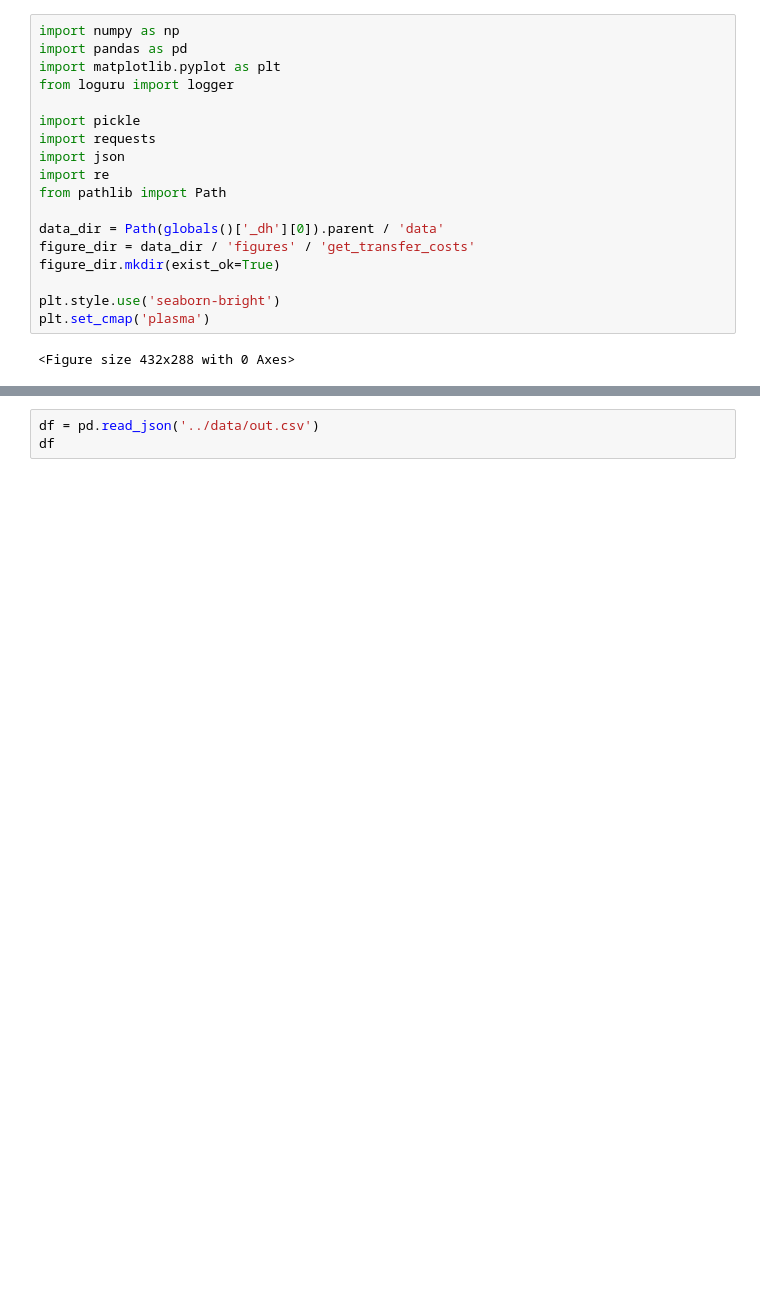
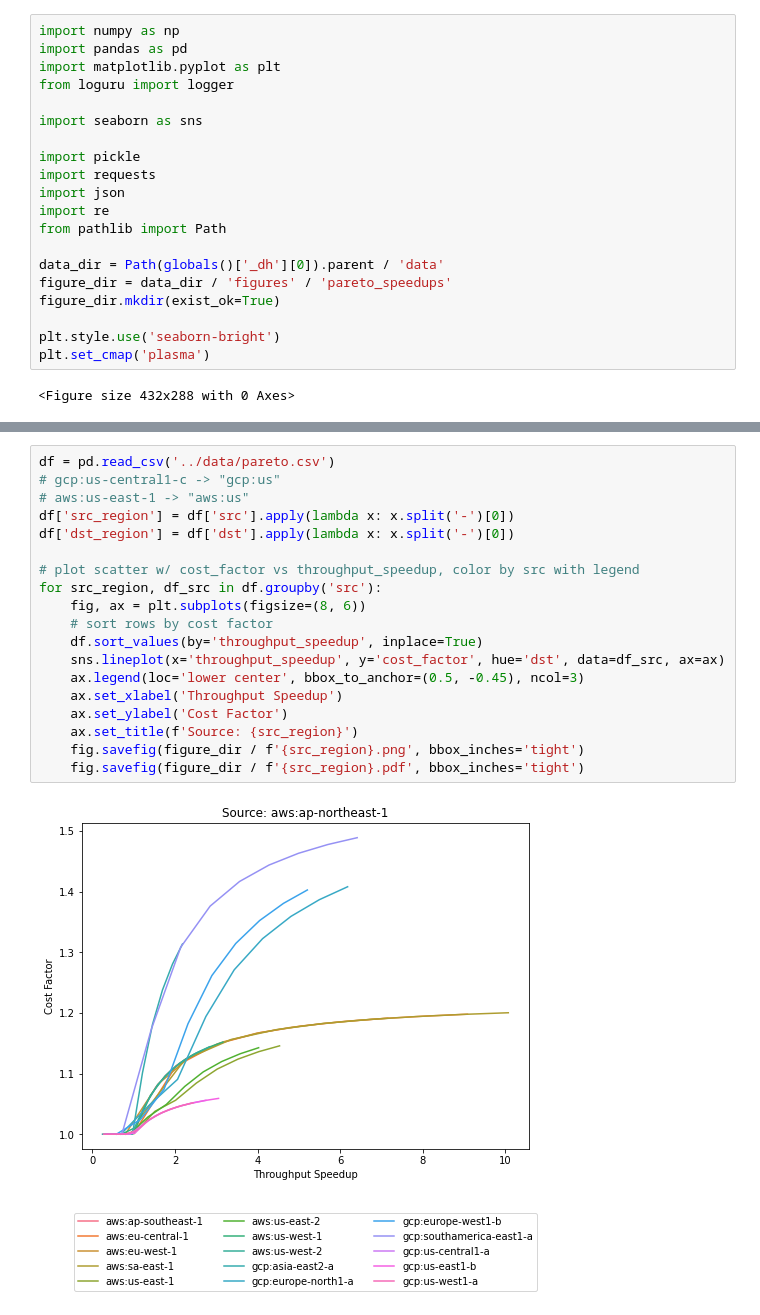
Before and after one commit to skyplane-project/skyplane, a Jupyter notebook: nb/12-12-2021_visualize_pareto.ipynb, the cells around one changed output, grey strips where cells are left out. Saved outputs shown, nothing was run; the diff lists cells and outputs as text; blank space fills up the shorter version.

Commit message:
Pareto update

```diff
--- a/nb/12-12-2021_visualize_pareto.ipynb
+++ b/nb/12-12-2021_visualize_pareto.ipynb
@@ -3,6 +3,8 @@ import numpy as np
 import pandas as pd
 import matplotlib.pyplot as plt
 from loguru import logger
+
+import seaborn as sns
 
 import pickle
 import requests
@@ -11,7 +13,7 @@ import re
 from pathlib import Path
 
 data_dir = Path(globals()['_dh'][0]).parent / 'data'
-figure_dir = data_dir / 'figures' / 'get_transfer_costs'
+figure_dir = data_dir / 'figures' / 'pareto_speedups'
 figure_dir.mkdir(exist_ok=True)
 
 plt.style.use('seaborn-bright')
@@ -21,4 +39,21 @@ plt.set_cmap('plasma')
 # %%
-df = pd.read_json('../data/out.csv')
-df
+df = pd.read_csv('../data/pareto.csv')
+# gcp:us-central1-c -> "gcp:us"
+# aws:us-east-1 -> "aws:us"
+df['src_region'] = df['src'].apply(lambda x: x.split('-')[0])
+df['dst_region'] = df['dst'].apply(lambda x: x.split('-')[0])
+
+# plot scatter w/ cost_factor vs throughput_speedup, color by src with legend
+for src_region, df_src in df.groupby('src'):
+    fig, ax = plt.subplots(figsize=(8, 6))
+    # sort rows by cost factor
+    df.sort_values(by='throughput_speedup', inplace=True)
+    sns.lineplot(x='throughput_speedup', y='cost_factor', hue='dst', data=df_src, ax=ax)
+    ax.legend(loc='lower center', bbox_to_anchor=(0.5, -0.45), ncol=3)
+    ax.set_xlabel('Throughput Speedup')
+    ax.set_ylabel('Cost Factor')
+    ax.set_title(f'Source: {src_region}')
+    fig.savefig(figure_dir / f'{src_region}.png', bbox_inches='tight')
+    fig.savefig(figure_dir / f'{src_region}.pdf', bbox_inches='tight')
 # %% [output]
+[figure, added]
```
Also changed, not shown: parts of 2 cells of this notebook, 1 other file.
